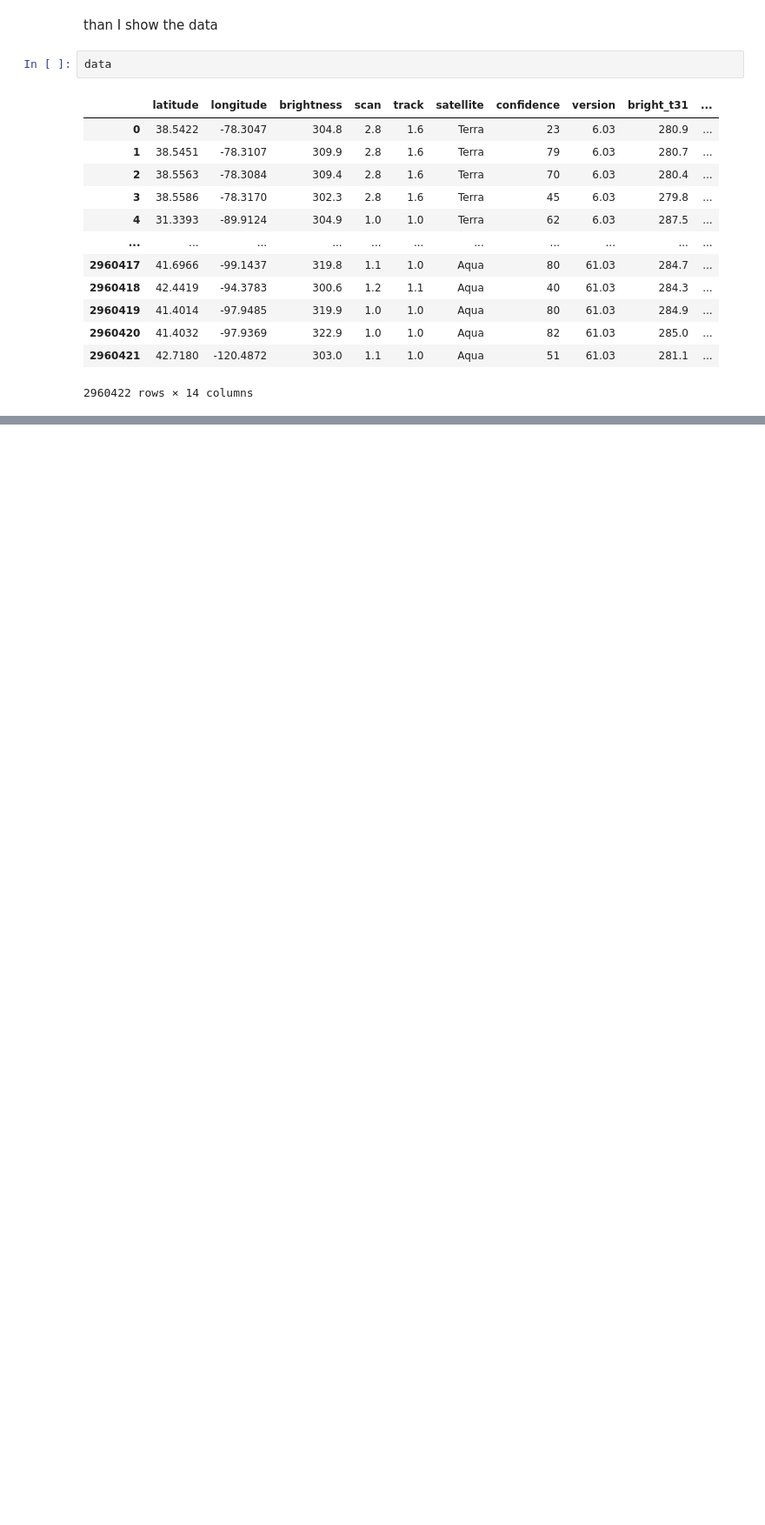
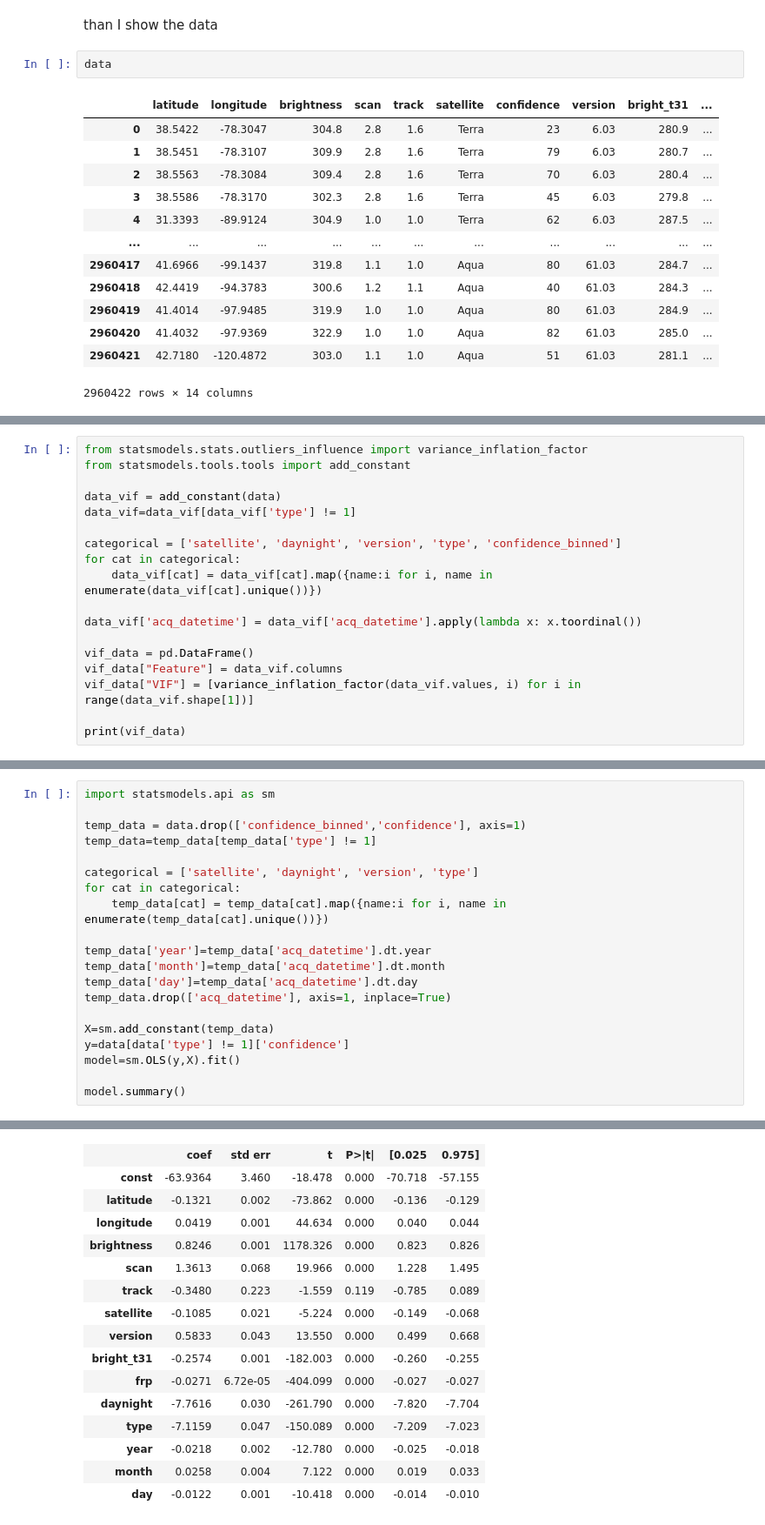
Before and after one commit to Friendly-Aid/FIRMS-data-analysis, a Jupyter notebook: wrangling.ipynb, the cells around one changed output, grey strips where cells are left out. Shown at 87% size. Drawn from its saved outputs; the diff is of its cells as text; blank space fills up the shorter version.

```diff
--- a/wrangling.ipynb
+++ b/wrangling.ipynb
@@ -59,0 +100,18 @@ data
+# %%
+from statsmodels.stats.outliers_influence import variance_inflation_factor
+from statsmodels.tools.tools import add_constant
+
+data_vif = add_constant(data)
+data_vif=data_vif[data_vif['type'] != 1]
+
+categorical = ['satellite', 'daynight', 'version', 'type', 'confidence_binned']
+for cat in categorical:
+    data_vif[cat] = data_vif[cat].map({name:i for i, name in enumerate(data_vif[cat].unique())})
+
+data_vif['acq_datetime'] = data_vif['acq_datetime'].apply(lambda x: x.toordinal())
+
+vif_data = pd.DataFrame()
+vif_data["Feature"] = data_vif.columns
+vif_data["VIF"] = [variance_inflation_factor(data_vif.values, i) for i in range(data_vif.shape[1])]
+
+print(vif_data)
@@ -59,0 +135,21 @@ data
+# %%
+import statsmodels.api as sm
+
+temp_data = data.drop(['confidence_binned','confidence'], axis=1)
+temp_data=temp_data[temp_data['type'] != 1]
+
+categorical = ['satellite', 'daynight', 'version', 'type']
+for cat in categorical:
+    temp_data[cat] = temp_data[cat].map({name:i for i, name in enumerate(temp_data[cat].unique())})
+
+temp_data['year']=temp_data['acq_datetime'].dt.year
+temp_data['month']=temp_data['acq_datetime'].dt.month
+temp_data['day']=temp_data['acq_datetime'].dt.day
+temp_data.drop(['acq_datetime'], axis=1, inplace=True)
+
+X=sm.add_constant(temp_data)
+y=data[data['type'] != 1]['confidence']
+model=sm.OLS(y,X).fit()
+
+model.summary()
+# %% [output]
@@ -59,0 +166,16 @@ data
+|  | coef | std err | t | P>|t| | [0.025 | 0.975] |
+| const | -63.9364 | 3.460 | -18.478 | 0.000 | -70.718 | -57.155 |
+| latitude | -0.1321 | 0.002 | -73.862 | 0.000 | -0.136 | -0.129 |
+| longitude | 0.0419 | 0.001 | 44.634 | 0.000 | 0.040 | 0.044 |
+| brightness | 0.8246 | 0.001 | 1178.326 | 0.000 | 0.823 | 0.826 |
+| scan | 1.3613 | 0.068 | 19.966 | 0.000 | 1.228 | 1.495 |
+| track | -0.3480 | 0.223 | -1.559 | 0.119 | -0.785 | 0.089 |
+| satellite | -0.1085 | 0.021 | -5.224 | 0.000 | -0.149 | -0.068 |
+| version | 0.5833 | 0.043 | 13.550 | 0.000 | 0.499 | 0.668 |
+| bright_t31 | -0.2574 | 0.001 | -182.003 | 0.000 | -0.260 | -0.255 |
+| frp | -0.0271 | 6.72e-05 | -404.099 | 0.000 | -0.027 | -0.027 |
+| daynight | -7.7616 | 0.030 | -261.790 | 0.000 | -7.820 | -7.704 |
+| type | -7.1159 | 0.047 | -150.089 | 0.000 | -7.209 | -7.023 |
+| year | -0.0218 | 0.002 | -12.780 | 0.000 | -0.025 | -0.018 |
+| month | 0.0258 | 0.004 | 7.122 | 0.000 | 0.019 | 0.033 |
+| day | -0.0122 | 0.001 | -10.418 | 0.000 | -0.014 | -0.010 |
```
Also changed, not shown: parts of 6 cells of this notebook, 10 other files.
